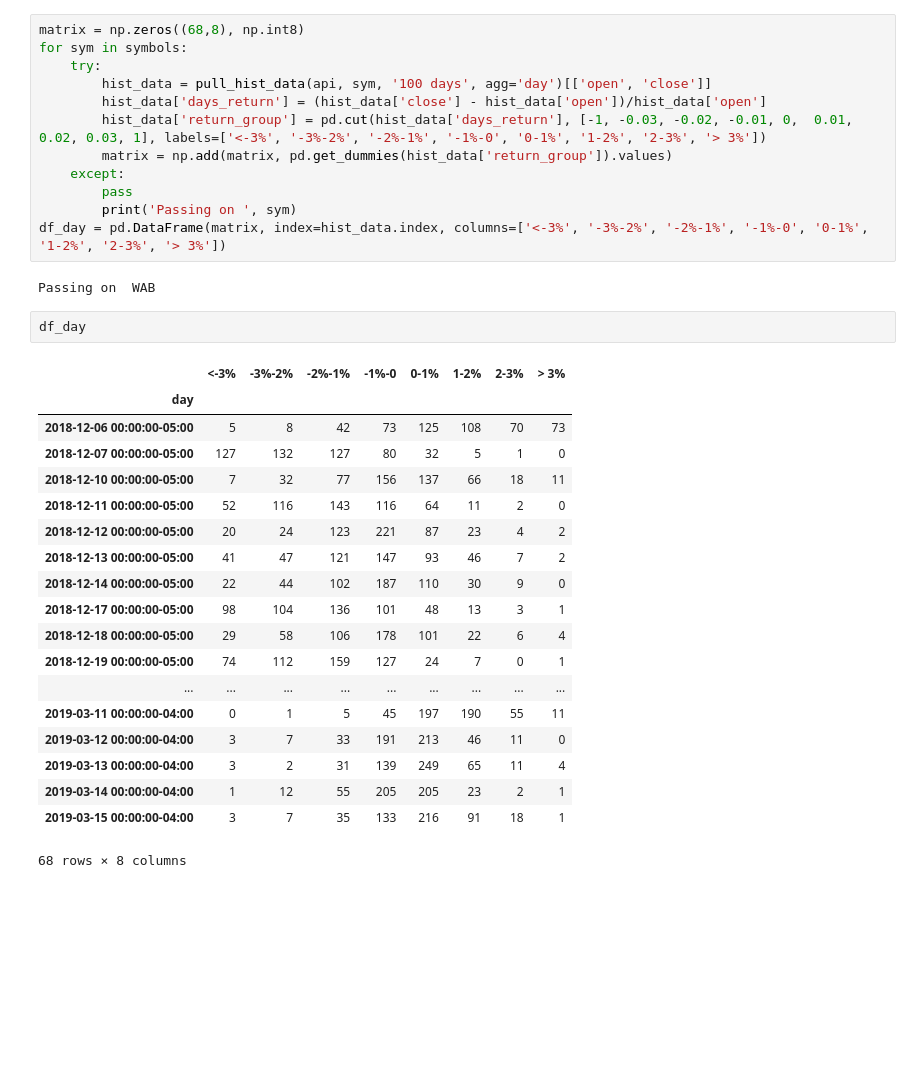
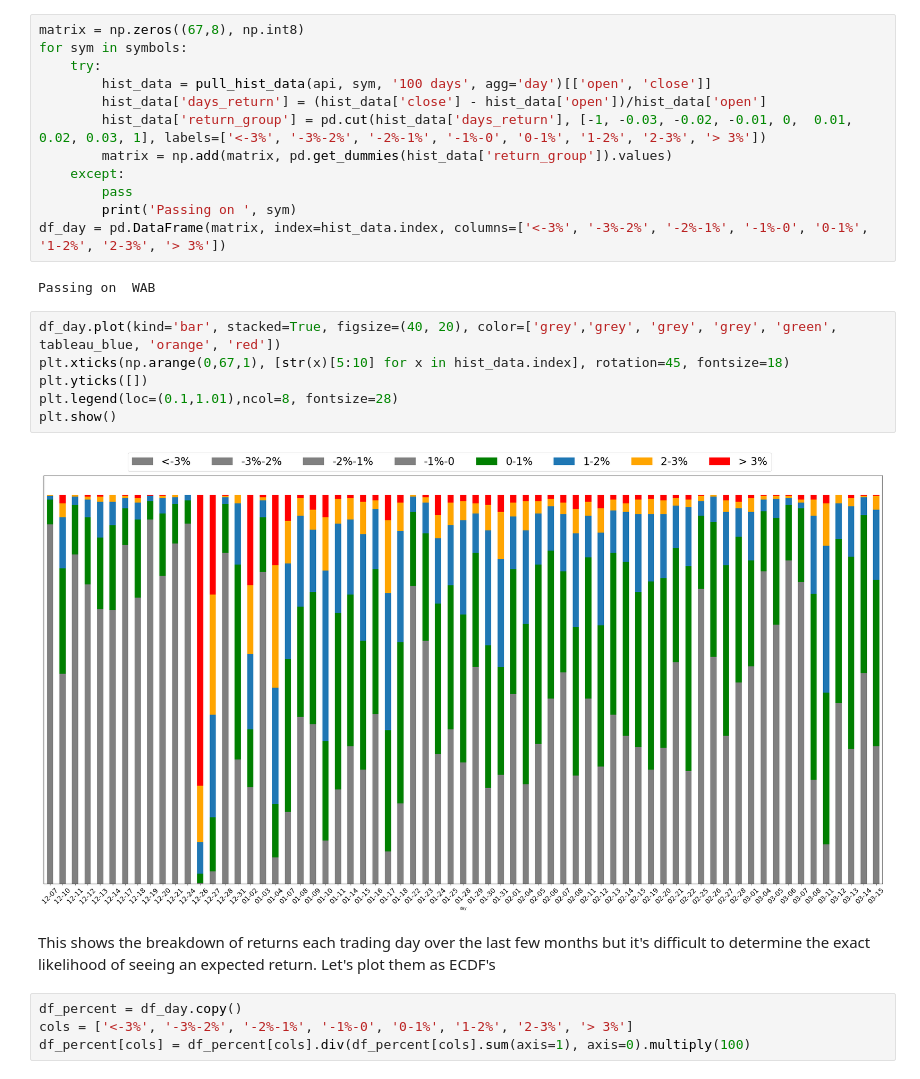
Before and after one commit to clcarver1130/carver_hunt_trading, a Jupyter notebook: research/stats_analysis.ipynb, the cells around one changed output. Saved outputs shown, nothing was run; the diff lists cells and outputs as text; blank space fills up the shorter version.

```diff
--- a/research/stats_analysis.ipynb
+++ b/research/stats_analysis.ipynb
@@ -79,7 +80,7 @@ We can see from the bar chart that the most often intraday return is a return of
 
 But what about by day? Each day how often do we get positions that grow 1%, 2%, or even 3% plus? Let's find the the returns each day for each symbol in the S&P500 and find the distribution.
 # %%
-matrix = np.zeros((68,8), np.int8)
+matrix = np.zeros((67,8), np.int8)
 for sym in symbols:
     try:
         hist_data = pull_hist_data(api, sym, '100 days', agg='day')[['open', 'close']]
@@ -92,25 +93,17 @@ for sym in symbols:
 df_day = pd.DataFrame(matrix, index=hist_data.index, columns=['<-3%', '-3%-2%', '-2%-1%', '-1%-0', '0-1%', '1-2%', '2-3%', '> 3%'])
 # %% [output]
 Passing on  WAB
-# %%
-df_day
-# %% [output]
-|  | <-3% | -3%-2% | -2%-1% | -1%-0 | 0-1% | 1-2% | 2-3% | > 3% |
-| day |  |  |  |  |  |  |  |  |
-| 2018-12-06 00:00:00-05:00 | 5 | 8 | 42 | 73 | 125 | 108 | 70 | 73 |
-| 2018-12-07 00:00:00-05:00 | 127 | 132 | 127 | 80 | 32 | 5 | 1 | 0 |
-| 2018-12-10 00:00:00-05:00 | 7 | 32 | 77 | 156 | 137 | 66 | 18 | 11 |
-| 2018-12-11 00:00:00-05:00 | 52 | 116 | 143 | 116 | 64 | 11 | 2 | 0 |
-| 2018-12-12 00:00:00-05:00 | 20 | 24 | 123 | 221 | 87 | 23 | 4 | 2 |
-| 2018-12-13 00:00:00-05:00 | 41 | 47 | 121 | 147 | 93 | 46 | 7 | 2 |
-| 2018-12-14 00:00:00-05:00 | 22 | 44 | 102 | 187 | 110 | 30 | 9 | 0 |
-| 2018-12-17 00:00:00-05:00 | 98 | 104 | 136 | 101 | 48 | 13 | 3 | 1 |
-| 2018-12-18 00:00:00-05:00 | 29 | 58 | 106 | 178 | 101 | 22 | 6 | 4 |
-| 2018-12-19 00:00:00-05:00 | 74 | 112 | 159 | 127 | 24 | 7 | 0 | 1 |
-| ... | ... | ... | ... | ... | ... | ... | ... | ... |
-| 2019-03-11 00:00:00-04:00 | 0 | 1 | 5 | 45 | 197 | 190 | 55 | 11 |
-| 2019-03-12 00:00:00-04:00 | 3 | 7 | 33 | 191 | 213 | 46 | 11 | 0 |
-| 2019-03-13 00:00:00-04:00 | 3 | 2 | 31 | 139 | 249 | 65 | 11 | 4 |
-| 2019-03-14 00:00:00-04:00 | 1 | 12 | 55 | 205 | 205 | 23 | 2 | 1 |
-| 2019-03-15 00:00:00-04:00 | 3 | 7 | 35 | 133 | 216 | 91 | 18 | 1 |
-68 rows × 8 columns
+# %%
+df_day.plot(kind='bar', stacked=True, figsize=(40, 20), color=['grey','grey', 'grey', 'grey', 'green', tableau_blue, 'orange', 'red'])
+plt.xticks(np.arange(0,67,1), [str(x)[5:10] for x in hist_data.index], rotation=45, fontsize=18)
+plt.yticks([])
+plt.legend(loc=(0.1,1.01),ncol=8, fontsize=28)
+plt.show()
+# %% [output]
+[figure, added]
+# %% [markdown]
+This shows the breakdown of returns each trading day over the last few months but it's difficult to determine the exact likelihood of seeing an expected return. Let's plot them as ECDF's
+# %%
+df_percent = df_day.copy()
+cols = ['<-3%', '-3%-2%', '-2%-1%', '-1%-0', '0-1%', '1-2%', '2-3%', '> 3%']
+df_percent[cols] = df_percent[cols].div(df_percent[cols].sum(axis=1), axis=0).multiply(100)
```
Also changed, not shown: parts of 3 cells of this notebook.
